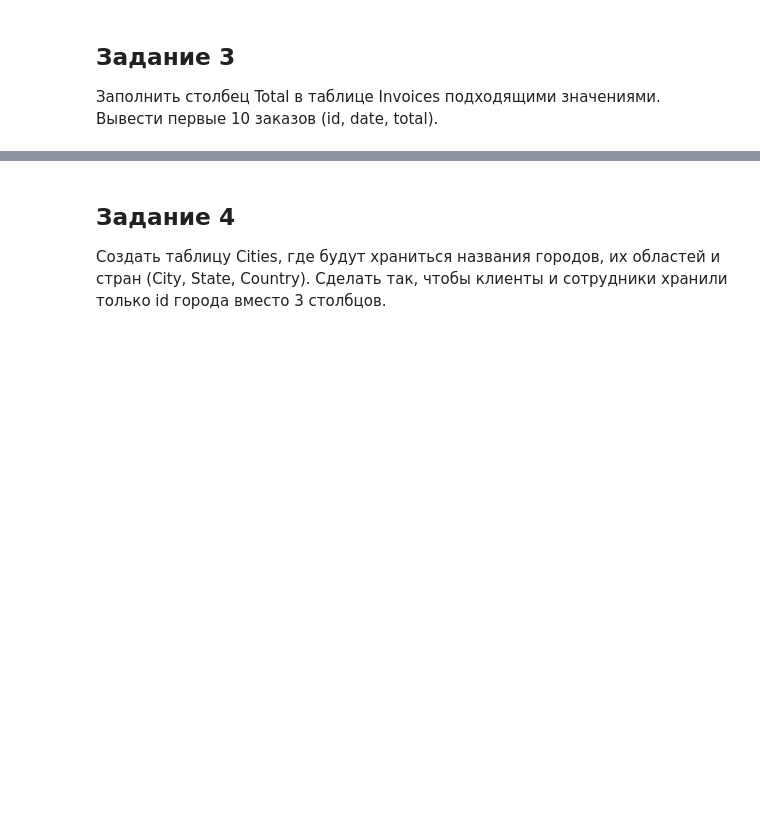
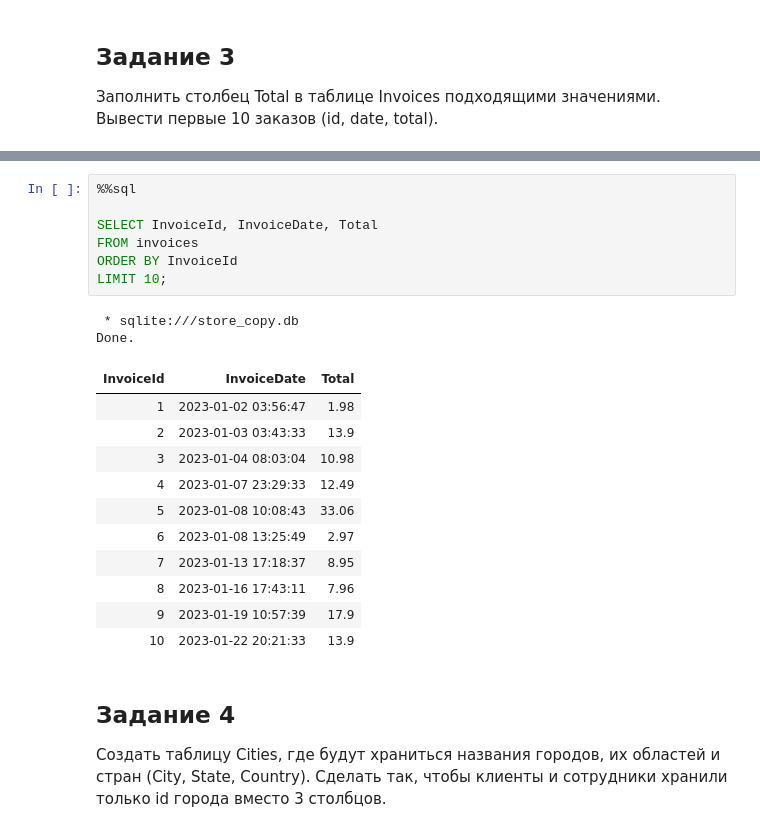
Before and after one commit to SWYARE/MIREAproject, a Jupyter notebook: Лабораторная_4.ipynb, the cells around one changed output, grey strips where cells are left out. Drawn from its saved outputs; the diff is of its cells as text; blank space fills up the shorter version.

```diff
--- a/Лабораторная_4.ipynb
+++ b/Лабораторная_4.ipynb
@@ -93,3 +111,24 @@ CROSS JOIN green_day_track gdt;]
+# %%
+%%sql
+
+SELECT InvoiceId, InvoiceDate, Total
+FROM invoices
+ORDER BY InvoiceId
+LIMIT 10;
+# %% [output]
+ * sqlite:///store_copy.db
+Done.
+| InvoiceId | InvoiceDate | Total |
+| 1 | 2023-01-02 03:56:47 | 1.98 |
+| 2 | 2023-01-03 03:43:33 | 13.9 |
+| 3 | 2023-01-04 08:03:04 | 10.98 |
+| 4 | 2023-01-07 23:29:33 | 12.49 |
+| 5 | 2023-01-08 10:08:43 | 33.06 |
+| 6 | 2023-01-08 13:25:49 | 2.97 |
+| 7 | 2023-01-13 17:18:37 | 8.95 |
+| 8 | 2023-01-16 17:43:11 | 7.96 |
+| 9 | 2023-01-19 10:57:39 | 17.9 |
+| 10 | 2023-01-22 20:21:33 | 13.9 |
 # %% [markdown]
 ## Задание 4
 Создать таблицу Cities, где будут храниться названия городов, их областей и стран (City,	State,	Country). Сделать так, чтобы клиенты и сотрудники хранили только id города вместо 3 столбцов.
```
Also changed, not shown: parts of 15 cells of this notebook.
